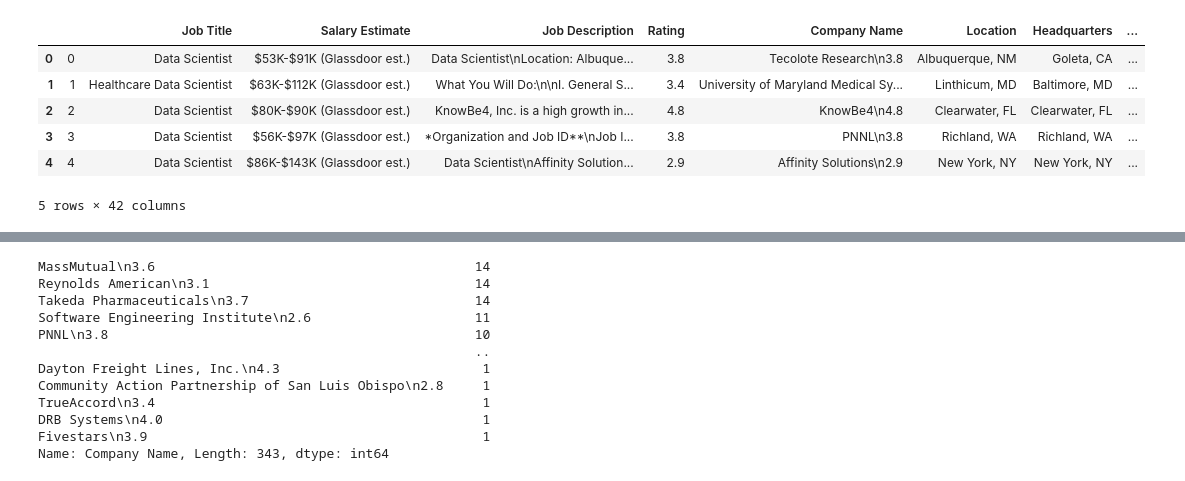
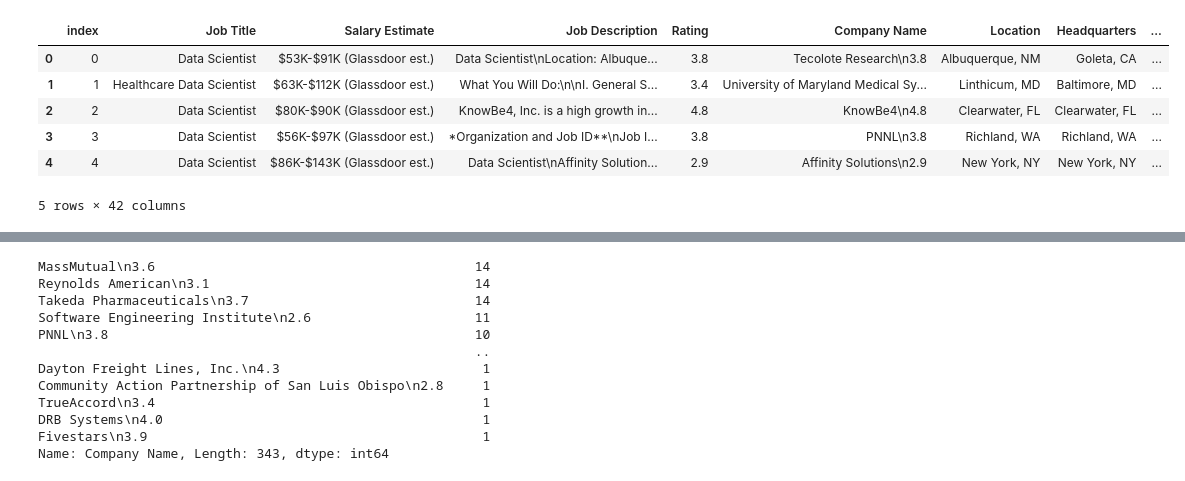
Before and after one commit to Kimmieli/Final-Project-DataScience-Salaries, a Jupyter notebook: FinalProject_Week2_Wrangling..ipynb, the cells around one changed output, grey strips where cells are left out. Cells and saved outputs as stored; diff of their text form; code cells hidden in the pictures.

```diff
--- a/FinalProject_Week2_Wrangling..ipynb
+++ b/FinalProject_Week2_Wrangling..ipynb
@@ -1,14 +1,14 @@
 # %%
 import pandas as pd
-# %%
-Salaries = pd.read_csv(r'C:\Users\lien0\OneDrive\Documents\GitHub\Final-Project-DataScience-Salaries\Data Science Salaries _cleaned 2021.csv')
-Salaries.head()
-# %% [output]
-|  |  | Job Title | Salary Estimate | Job Description | Rating | Company Name | Location | Headquarters | ... |
-| 0 | 0 | Data Scientist | $53K-$91K (Glassdoor est.) | Data Scientist\nLocation: Albuque... | 3.8 | Tecolote Research\n3.8 | Albuquerque, NM | Goleta, CA | ... |
-| 1 | 1 | Healthcare Data Scientist | $63K-$112K (Glassdoor est.) | What You Will Do:\n\nI. General S... | 3.4 | University of Maryland Medical Sy... | Linthicum, MD | Baltimore, MD | ... |
-| 2 | 2 | Data Scientist | $80K-$90K (Glassdoor est.) | KnowBe4, Inc. is a high growth in... | 4.8 | KnowBe4\n4.8 | Clearwater, FL | Clearwater, FL | ... |
-| 3 | 3 | Data Scientist | $56K-$97K (Glassdoor est.) | *Organization and Job ID**\nJob I... | 3.8 | PNNL\n3.8 | Richland, WA | Richland, WA | ... |
-| 4 | 4 | Data Scientist | $86K-$143K (Glassdoor est.) | Data Scientist\nAffinity Solution... | 2.9 | Affinity Solutions\n2.9 | New York, NY | New York, NY | ... |
-5 rows × 42 columns
+# %%
+Saleries = pd.read_csv('C:/Users/sever\Desktop/JennsSchool/FinalProject/Datasets/data_cleaned_2021.csv')
+Saleries.head()
+# %% [output]
+|  | index | Job Title | Salary Estimate | Job Description | Rating | Company Name | Location | Headquarters | ... |
+| 0 | 0 | Data Scientist | $53K-$91K (Glassdoor est.) | Data Scientist\nLocation: Albuque... | 3.8 | Tecolote Research\n3.8 | Albuquerque, NM | Goleta, CA | ... |
+| 1 | 1 | Healthcare Data Scientist | $63K-$112K (Glassdoor est.) | What You Will Do:\n\nI. General S... | 3.4 | University of Maryland Medical Sy... | Linthicum, MD | Baltimore, MD | ... |
+| 2 | 2 | Data Scientist | $80K-$90K (Glassdoor est.) | KnowBe4, Inc. is a high growth in... | 4.8 | KnowBe4\n4.8 | Clearwater, FL | Clearwater, FL | ... |
+| 3 | 3 | Data Scientist | $56K-$97K (Glassdoor est.) | *Organization and Job ID**\nJob I... | 3.8 | PNNL\n3.8 | Richland, WA | Richland, WA | ... |
+| 4 | 4 | Data Scientist | $86K-$143K (Glassdoor est.) | Data Scientist\nAffinity Solution... | 2.9 | Affinity Solutions\n2.9 | New York, NY | New York, NY | ... |
+5 rows × 42 columns
 # %%
```
Also changed, not shown: parts of 16 cells of this notebook.
